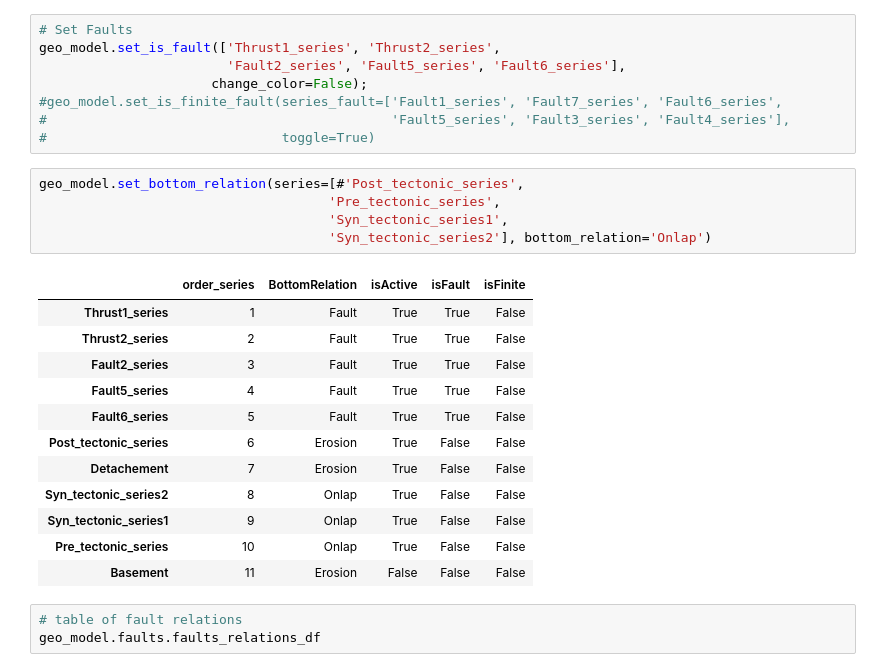
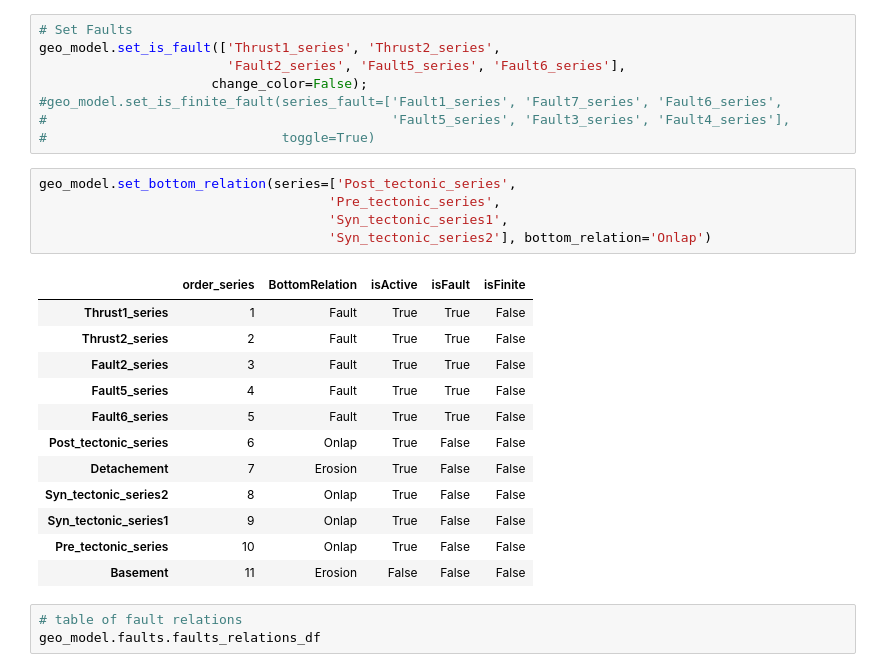
Before and after one commit to Japhiolite/PCT-modelling, a Jupyter notebook: notebooks/GemPy_PCT_new_plotting.ipynb, the cells around one changed output. Drawn from its saved outputs; the diff is of its cells as text.

```diff
--- a/notebooks/GemPy_PCT_new_plotting.ipynb
+++ b/notebooks/GemPy_PCT_new_plotting.ipynb
@@ -150,18 +150,18 @@ geo_model.set_is_fault(['Thrust1_series', 'Thrust2_series',
 #                                            'Fault5_series', 'Fault3_series', 'Fault4_series'],
 #                              toggle=True)
 # %%
-geo_model.set_bottom_relation(series=[#'Post_tectonic_series',
+geo_model.set_bottom_relation(series=['Post_tectonic_series',
                                      'Pre_tectonic_series',
                                      'Syn_tectonic_series1',
                                      'Syn_tectonic_series2'], bottom_relation='Onlap')
 # %% [output]
 |  | order_series | BottomRelation | isActive | isFault | isFinite |
 | Thrust1_series | 1 | Fault | True | True | False |
 | Thrust2_series | 2 | Fault | True | True | False |
 | Fault2_series | 3 | Fault | True | True | False |
 | Fault5_series | 4 | Fault | True | True | False |
 | Fault6_series | 5 | Fault | True | True | False |
-| Post_tectonic_series | 6 | Erosion | True | False | False |
+| Post_tectonic_series | 6 | Onlap | True | False | False |
 | Detachement | 7 | Erosion | True | False | False |
 | Syn_tectonic_series2 | 8 | Onlap | True | False | False |
 | Syn_tectonic_series1 | 9 | Onlap | True | False | False |
```
Also changed, not shown: parts of 4 cells of this notebook, 21 other files.
